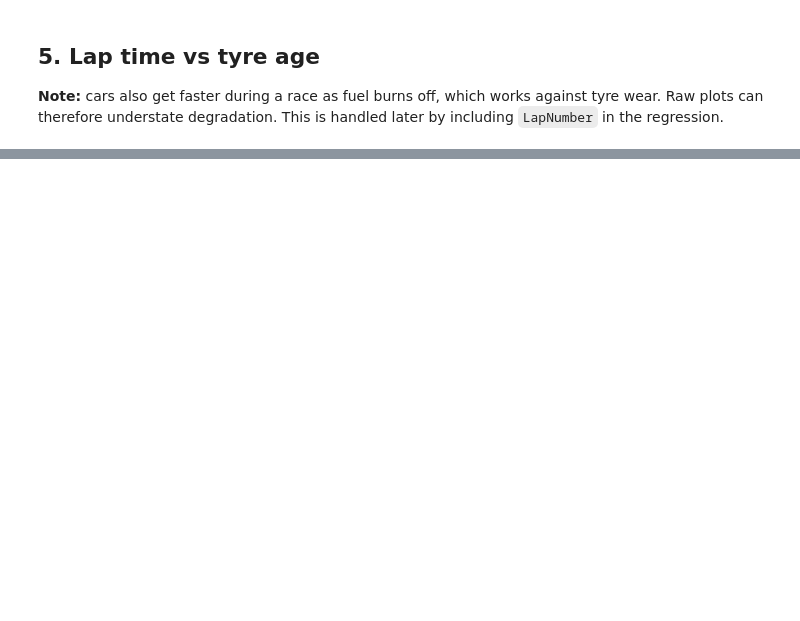
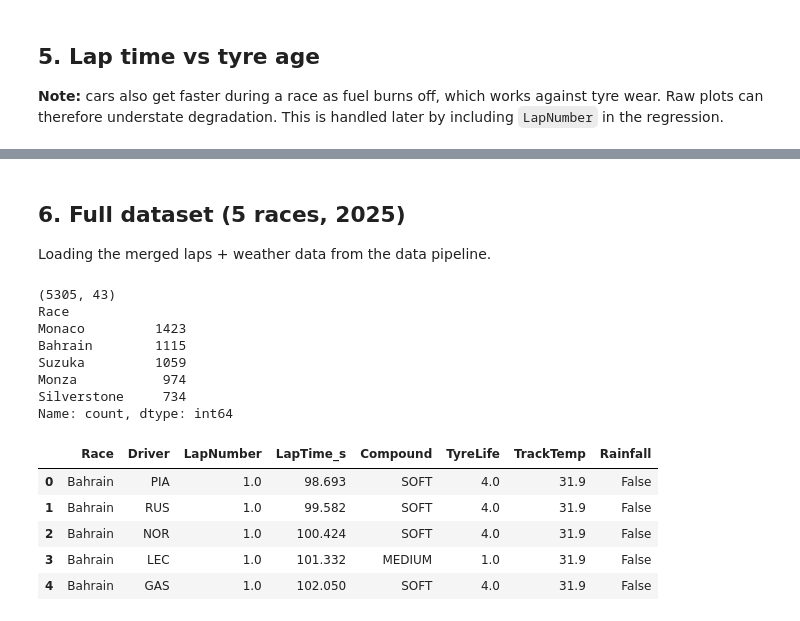
Before and after one commit to gavinvasco-prog/f1-race-analysis, a Jupyter notebook: notebooks/Gavin_tyre_degradation.ipynb, the cells around one changed output, grey strips where cells are left out. Cells and saved outputs as stored; diff of their text form; code cells hidden in the pictures; blank space fills up the shorter version.

Commit message:
Load full 2025 dataset and clean laps

```diff
--- a/notebooks/Gavin_tyre_degradation.ipynb
+++ b/notebooks/Gavin_tyre_degradation.ipynb
@@ -50,0 +88,23 @@ plt.show()
+# %% [markdown]
+## 6. Full dataset (5 races, 2025)
+Loading the merged laps + weather data from the data pipeline.
+# %%
+df = pd.read_csv("../data/processed/cleaned_laps.csv")
+print(df.shape)
+print(df["Race"].value_counts())
+df[["Race", "Driver", "LapNumber", "LapTime_s", "Compound", "TyreLife", "TrackTemp", "Rainfall"]].head()
+# %% [output]
+(5305, 43)
+Race
+Monaco         1423
+Bahrain        1115
+Suzuka         1059
+Monza           974
+Silverstone     734
+Name: count, dtype: int64
+|  | Race | Driver | LapNumber | LapTime_s | Compound | TyreLife | TrackTemp | Rainfall |
+| 0 | Bahrain | PIA | 1.0 | 98.693 | SOFT | 4.0 | 31.9 | False |
+| 1 | Bahrain | RUS | 1.0 | 99.582 | SOFT | 4.0 | 31.9 | False |
+| 2 | Bahrain | NOR | 1.0 | 100.424 | SOFT | 4.0 | 31.9 | False |
+| 3 | Bahrain | LEC | 1.0 | 101.332 | MEDIUM | 1.0 | 31.9 | False |
+| 4 | Bahrain | GAS | 1.0 | 102.050 | SOFT | 4.0 | 31.9 | False |
```
Also changed, not shown: parts of 5 cells of this notebook.
